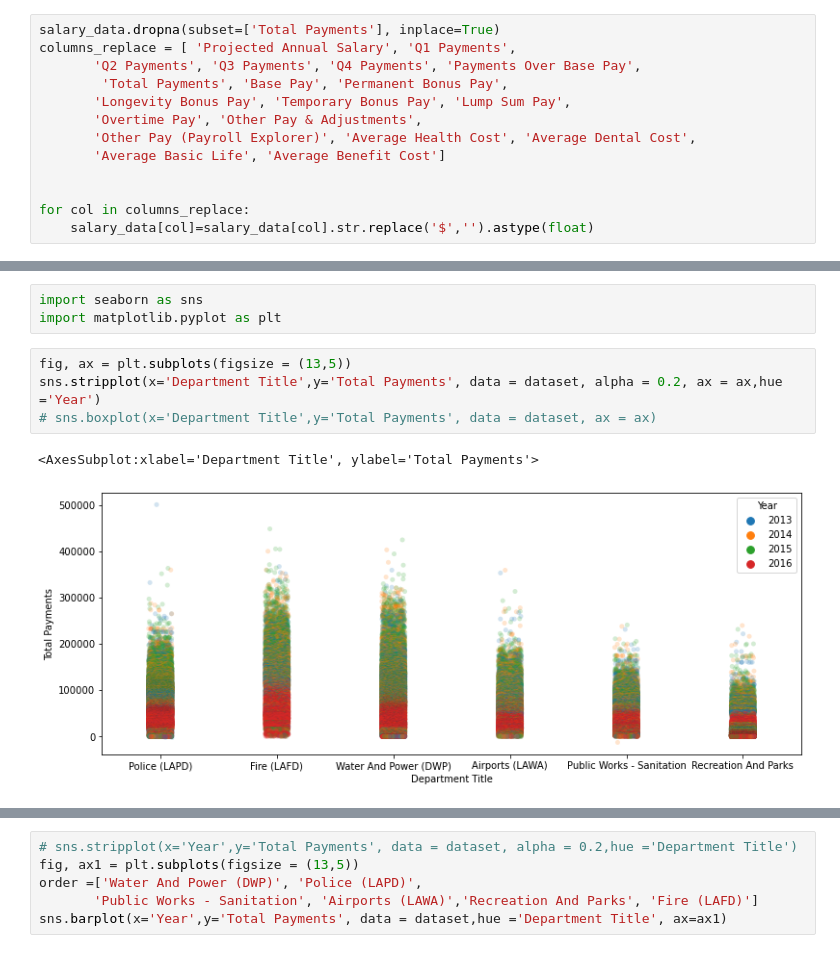
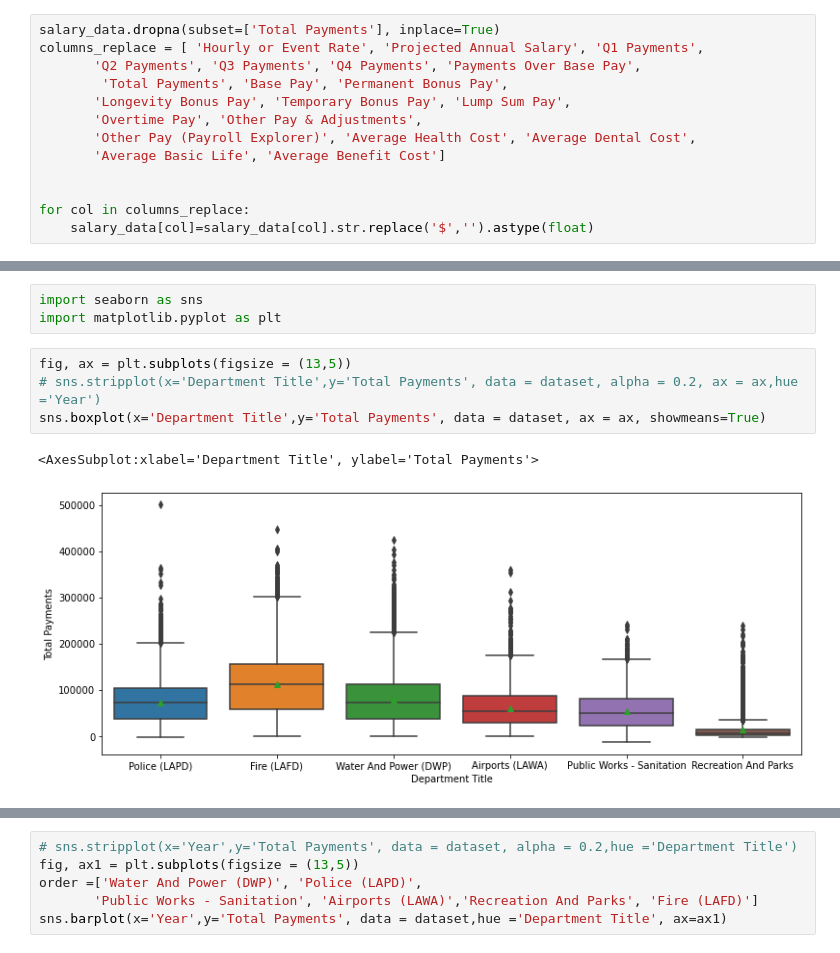
Before and after one commit to harikapeddi/Los_Angeles_Data_Project1, a Jupyter notebook: Salary.ipynb, the cells around one changed output, grey strips where cells are left out. Drawn from its saved outputs; the diff is of its cells as text.

```diff
--- a/Salary.ipynb
+++ b/Salary.ipynb
@@ -13,7 +13,7 @@ salary_data.head()
 | 4 | 91896 | 2014 | Public Works - Sanitation | 7024.0 | 3230003445 | Senior Clerk Typist | ... |
 # %%
 salary_data.dropna(subset=['Total Payments'], inplace=True)
-columns_replace = [ 'Projected Annual Salary', 'Q1 Payments',
+columns_replace = [ 'Hourly or Event Rate', 'Projected Annual Salary', 'Q1 Payments',
        'Q2 Payments', 'Q3 Payments', 'Q4 Payments', 'Payments Over Base Pay',
         'Total Payments', 'Base Pay', 'Permanent Bonus Pay',
        'Longevity Bonus Pay', 'Temporary Bonus Pay', 'Lump Sum Pay',
@@ -91,8 +91,8 @@ import seaborn as sns
 import matplotlib.pyplot as plt
 # %%
 fig, ax = plt.subplots(figsize = (13,5))
-sns.stripplot(x='Department Title',y='Total Payments', data = dataset, alpha = 0.2, ax = ax,hue ='Year')
-# sns.boxplot(x='Department Title',y='Total Payments', data = dataset, ax = ax)
+# sns.stripplot(x='Department Title',y='Total Payments', data = dataset, alpha = 0.2, ax = ax,hue ='Year')
+sns.boxplot(x='Department Title',y='Total Payments', data = dataset, ax = ax, showmeans=True)
 # %% [output]
 <AxesSubplot:xlabel='Department Title', ylabel='Total Payments'>
-[figure, old version]
+[figure, new version]
```
Also changed, not shown: parts of 9 cells of this notebook.
